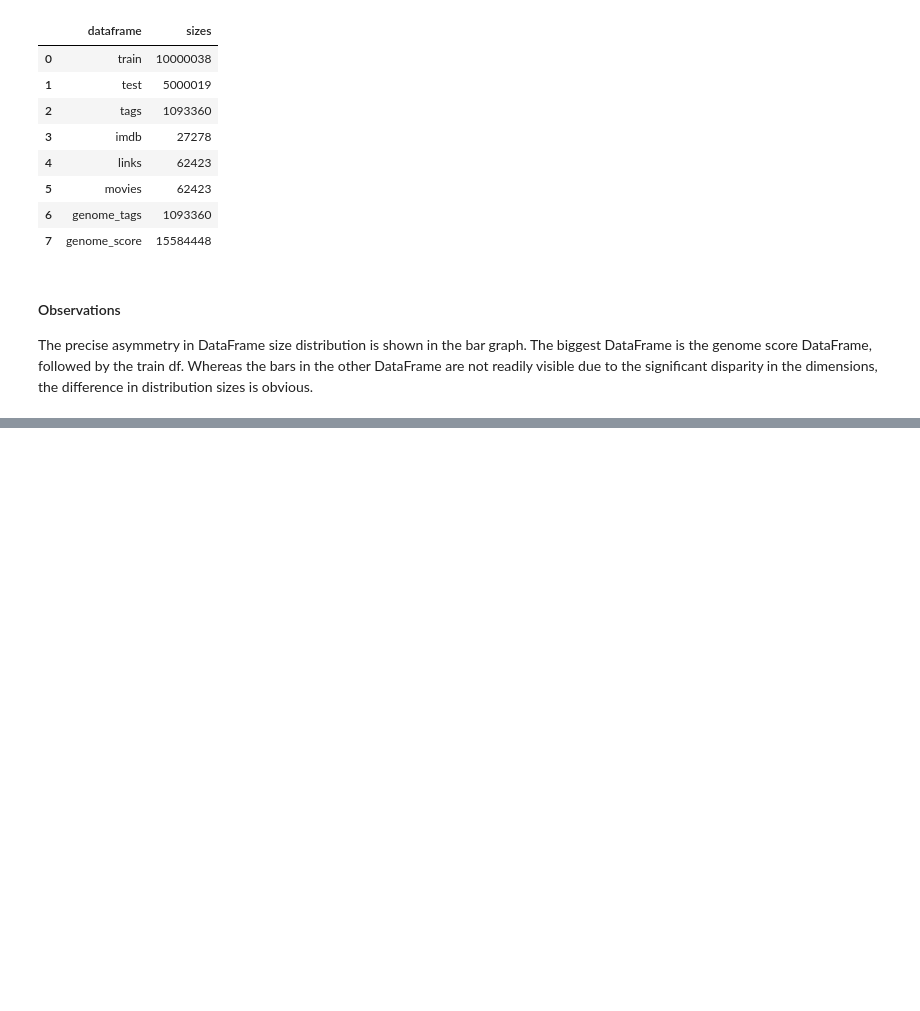
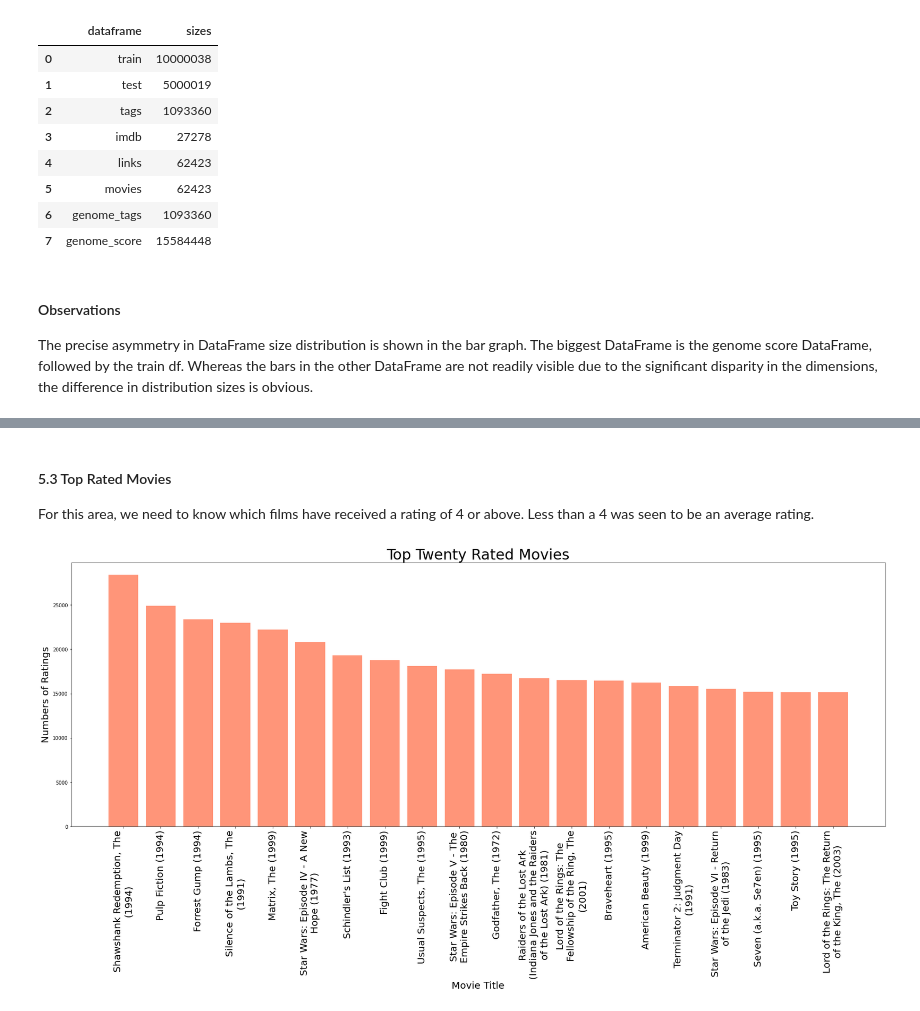
Before and after one commit to kojosbk/Movie_Recomender_Unsupervised_sprint, a Jupyter notebook: JM4 Starter_Notebook.ipynb, the cells around one changed output, grey strips where cells are left out. Cells and saved outputs as stored; diff of their text form; code cells hidden in the pictures; blank space fills up the shorter version.

```diff
--- a/JM4 Starter_Notebook.ipynb
+++ b/JM4 Starter_Notebook.ipynb
@@ -629,0 +672,27 @@ The precise asymmetry in DataFrame size distribution is shown in the bar graph.
+# %% [markdown]
+#### 5.3 Top Rated Movies
+
+For this area, we need to know which films have received a rating of 4 or above. Less than a 4 was seen to be an average rating.
+# %%
+train_table = train.copy()
+train_table.drop(columns='timestamp', inplace=True)
+ratings = train_table[['movieId','rating']]
+ratings = ratings[ratings['rating'] > 3.9]
+ratings = ratings.merge(movies, on = 'movieId', how= 'left')
+
+movies_ratings = ratings['title'].value_counts()
+
+labels = [ '\n'.join(wrap(l, 30)) for l in movies_ratings.index[:20]]
+
+
+
+fig, ax = plt.subplots( figsize=(30,10))
+
+ax.bar(labels, movies_ratings.values[:20],  color='#FF5D32', alpha=0.65, width = 0.8)
+ax.set_xlabel("Movie Title", fontsize = 20)
+ax.set_ylabel("Numbers of Ratings", fontsize = 20)
+ax.set_title("Top Twenty Rated Movies", fontsize = 30)
+plt.xticks(rotation=90, fontsize= 20)
+plt.show()
+# %% [output]
+[figure, added]
```
Also changed, not shown: parts of 13 cells of this notebook.
